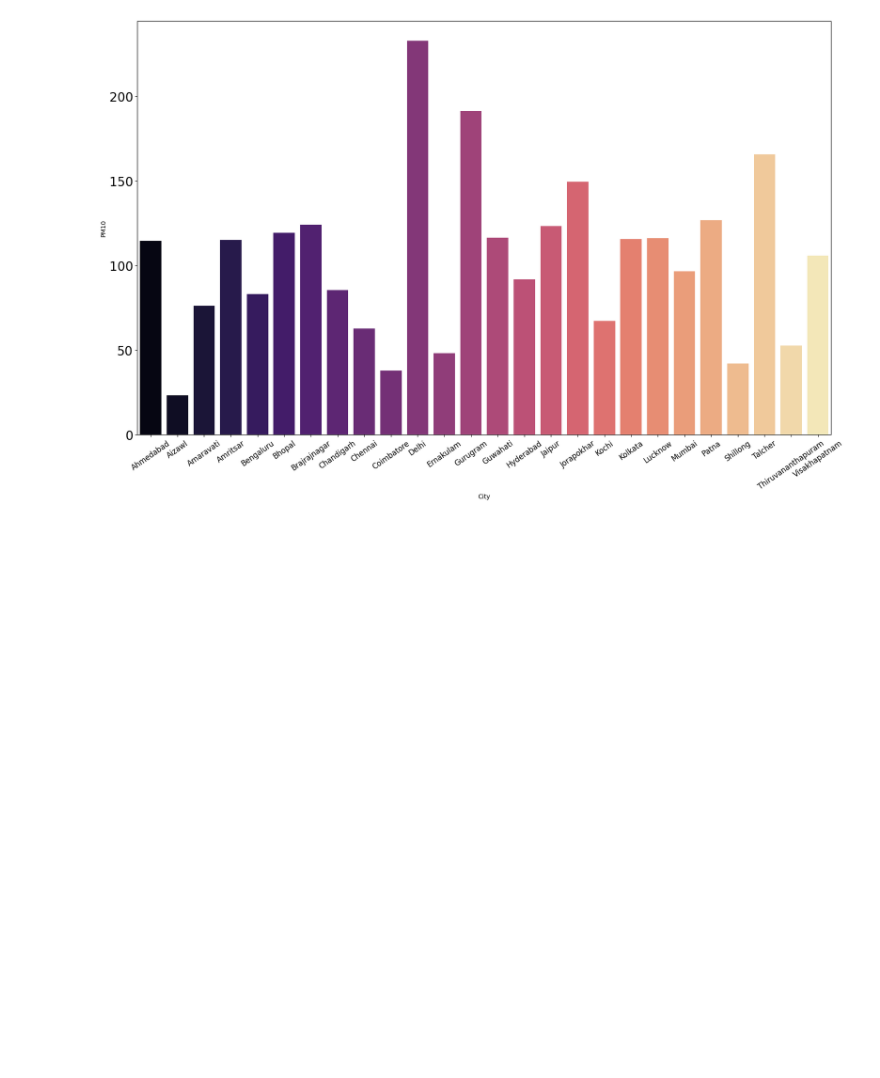
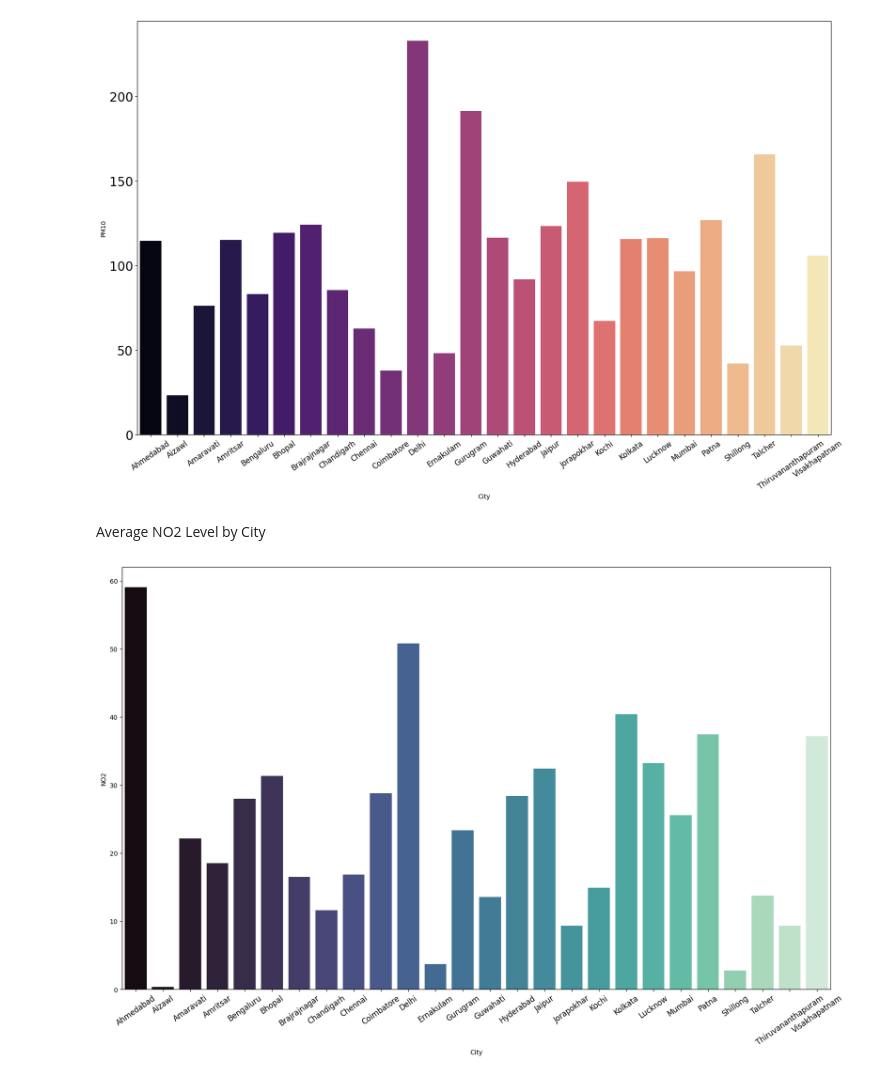
Before and after one commit to 111Aaru11/DataAnalysis, a Jupyter notebook: Final_CA_Project.ipynb, the cells around one changed output. Saved outputs shown, nothing was run; the diff lists cells and outputs as text; code cells hidden in the pictures; blank space fills up the shorter version.

```diff
--- a/Final_CA_Project.ipynb
+++ b/Final_CA_Project.ipynb
@@ -351,3 +345,13 @@ plt.xticks(rotation=35, fontsize = 12);
 plt.yticks(fontsize = 20);
 # %% [output]
 [figure]
+# %% [markdown]
+Average NO2 Level by City
+# %%
+city_avg_pm10 = data.groupby('City', as_index=False)['NO2'].mean()
+plt.figure(figsize=(20, 12))
+
+sns.barplot(data=city_avg_pm10, x='City', y='NO2',hue = "City", palette='mako')
+plt.xticks(rotation=35, fontsize = 12);
+# %% [output]
+[figure, added]
```
Also changed, not shown: parts of 25 cells of this notebook.
